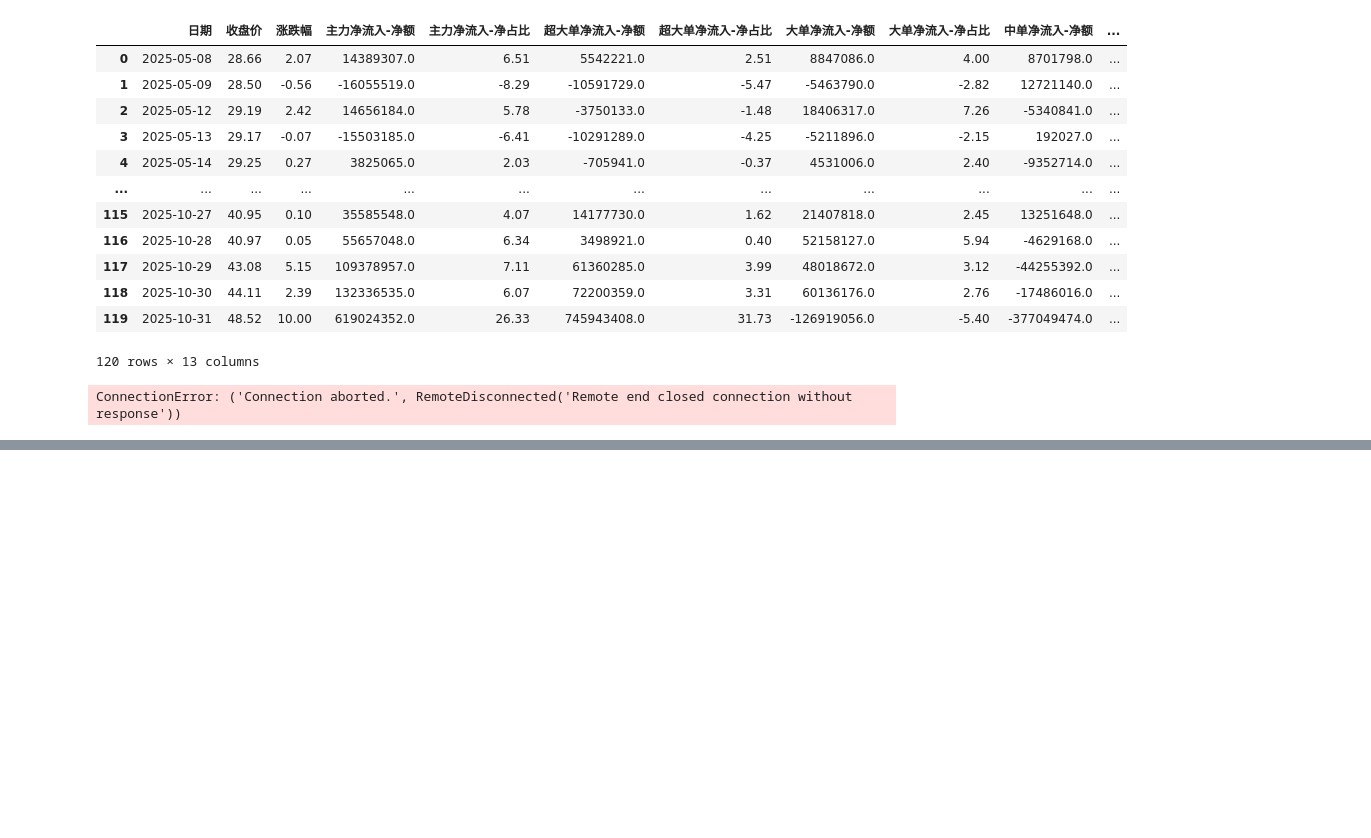
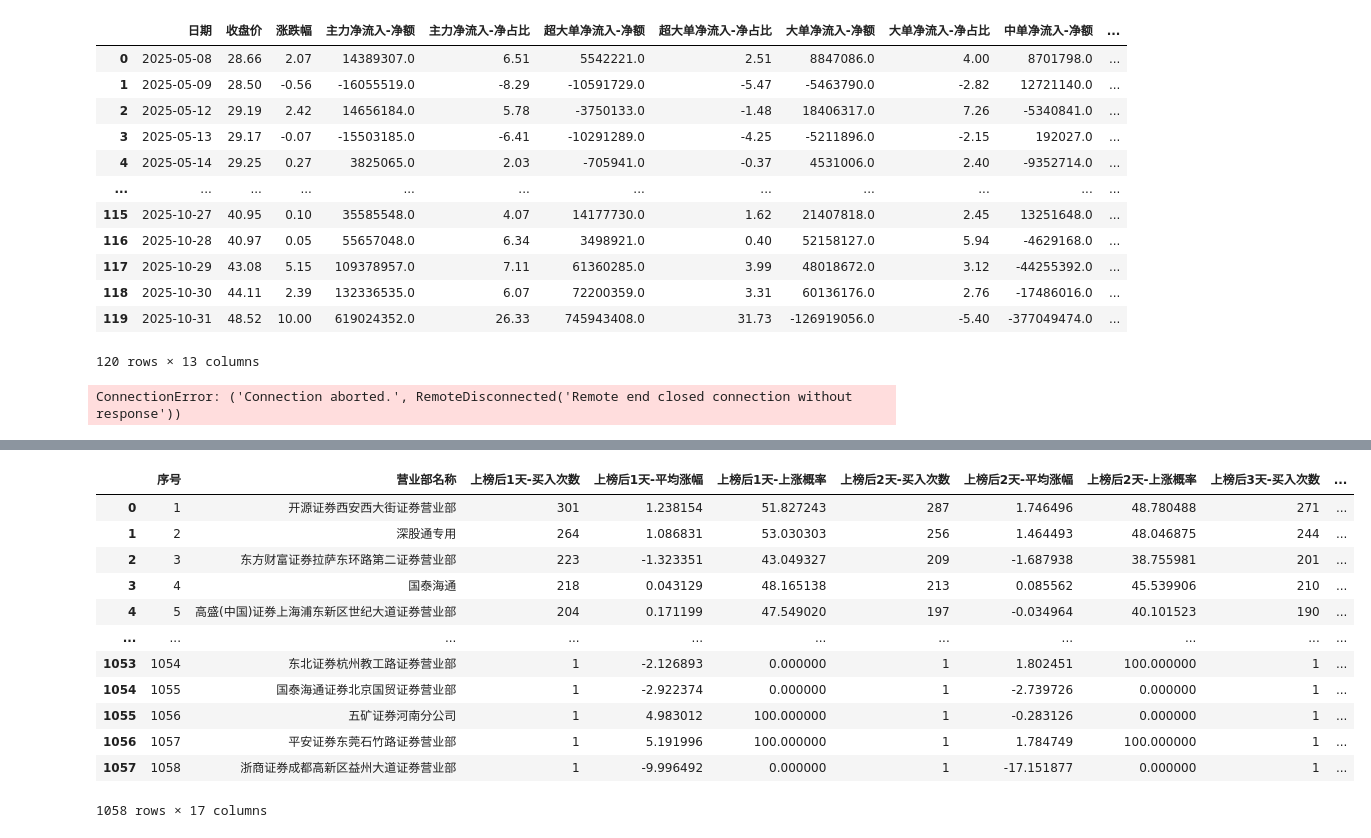
Before and after one commit to EveryFine/GeniusTradeTracker, a Jupyter notebook: tracker/app/akshare/akshare_intraday.ipynb, the cells around one changed output, grey strips where cells are left out. Cells and saved outputs as stored; diff of their text form; code cells hidden in the pictures; blank space fills up the shorter version.

```diff
--- a/tracker/app/akshare/akshare_intraday.ipynb
+++ b/tracker/app/akshare/akshare_intraday.ipynb
@@ -1048,0 +1308,19 @@ ConnectionError: ('Connection aborted.', RemoteDisconnected('Remote end closed c
+# %%
+import akshare as ak
+
+stock_lhb_yybph_em_df = ak.stock_lhb_yybph_em(symbol="近一月")
+stock_lhb_yybph_em_df
+# %% [output]
+|  | 序号 | 营业部名称 | 上榜后1天-买入次数 | 上榜后1天-平均涨幅 | 上榜后1天-上涨概率 | 上榜后2天-买入次数 | 上榜后2天-平均涨幅 | 上榜后2天-上涨概率 | 上榜后3天-买入次数 | ... |
+| 0 | 1 | 开源证券西安西大街证券营业部 | 301 | 1.238154 | 51.827243 | 287 | 1.746496 | 48.780488 | 271 | ... |
+| 1 | 2 | 深股通专用 | 264 | 1.086831 | 53.030303 | 256 | 1.464493 | 48.046875 | 244 | ... |
+| 2 | 3 | 东方财富证券拉萨东环路第二证券营业部 | 223 | -1.323351 | 43.049327 | 209 | -1.687938 | 38.755981 | 201 | ... |
+| 3 | 4 | 国泰海通 | 218 | 0.043129 | 48.165138 | 213 | 0.085562 | 45.539906 | 210 | ... |
+| 4 | 5 | 高盛(中国)证券上海浦东新区世纪大道证券营业部 | 204 | 0.171199 | 47.549020 | 197 | -0.034964 | 40.101523 | 190 | ... |
+| ... | ... | ... | ... | ... | ... | ... | ... | ... | ... | ... |
+| 1053 | 1054 | 东北证券杭州教工路证券营业部 | 1 | -2.126893 | 0.000000 | 1 | 1.802451 | 100.000000 | 1 | ... |
+| 1054 | 1055 | 国泰海通证券北京国贸证券营业部 | 1 | -2.922374 | 0.000000 | 1 | -2.739726 | 0.000000 | 1 | ... |
+| 1055 | 1056 | 五矿证券河南分公司 | 1 | 4.983012 | 100.000000 | 1 | -0.283126 | 0.000000 | 1 | ... |
+| 1056 | 1057 | 平安证券东莞石竹路证券营业部 | 1 | 5.191996 | 100.000000 | 1 | 1.784749 | 100.000000 | 1 | ... |
+| 1057 | 1058 | 浙商证券成都高新区益州大道证券营业部 | 1 | -9.996492 | 0.000000 | 1 | -17.151877 | 0.000000 | 1 | ... |
+1058 rows × 17 columns
```
Also changed, not shown: parts of 31 cells of this notebook, 6 other files.
